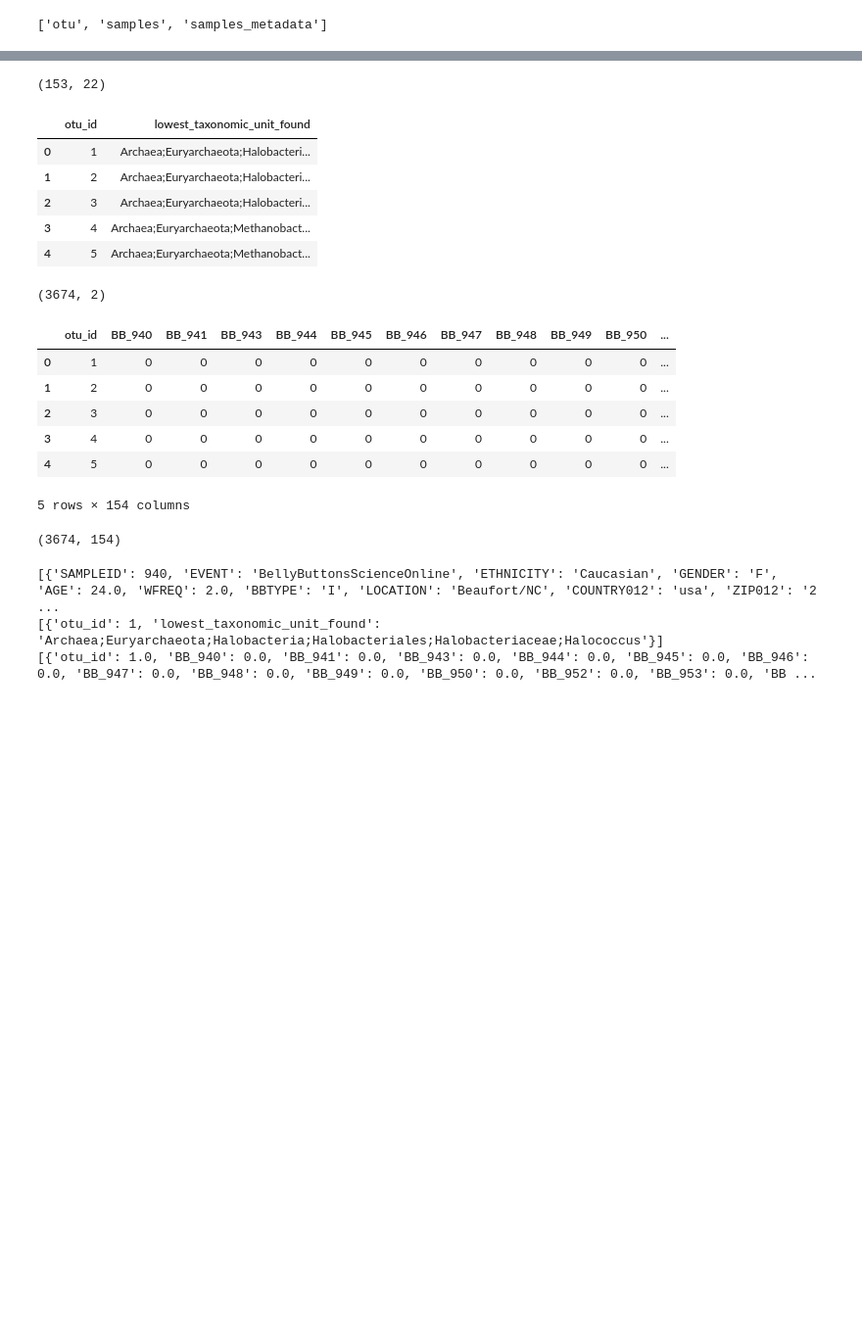
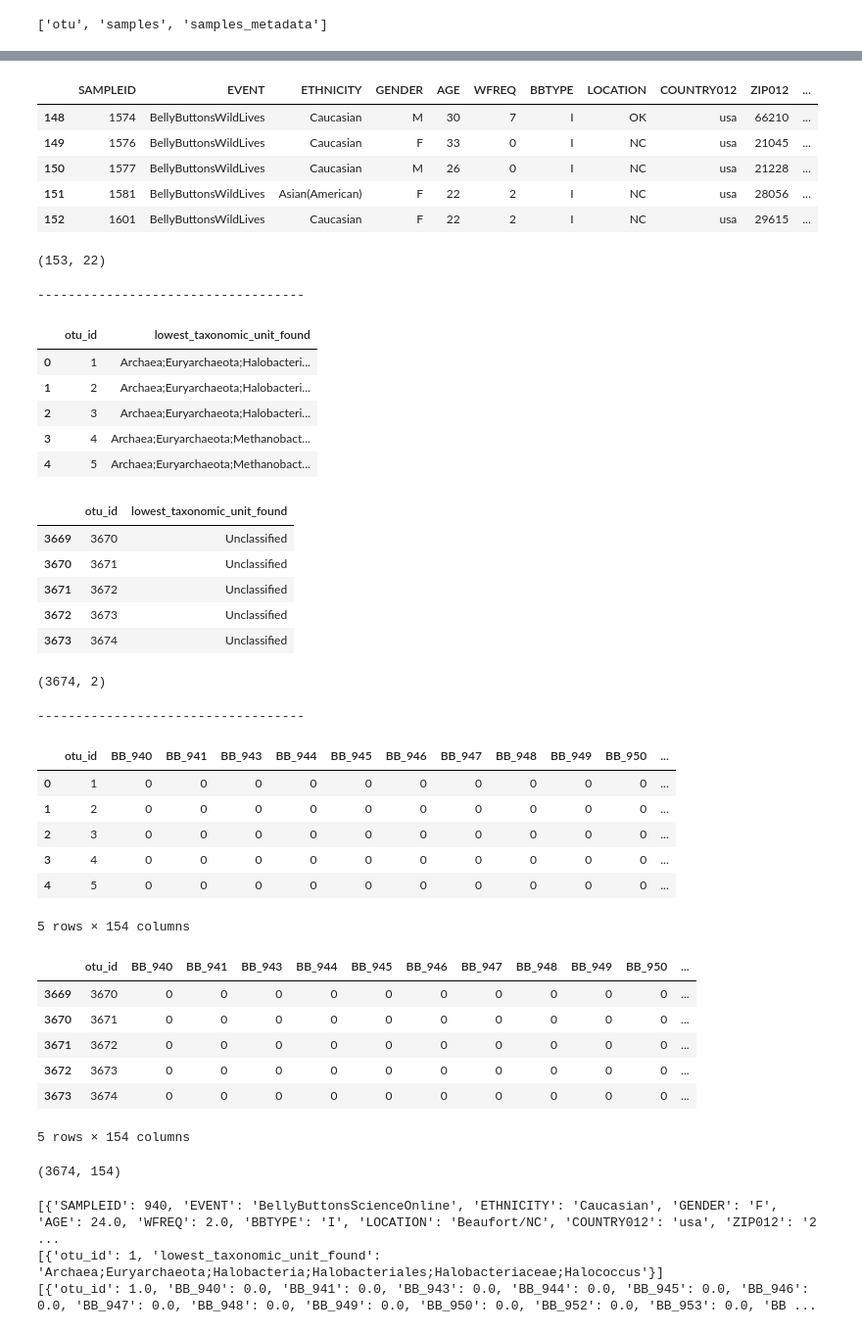
Before and after one commit to ABFdata/Homework, a Jupyter notebook: BellyButtonBio/Generators/bb_andy_generator.ipynb, the cells around one changed output, grey strips where cells are left out. Shown at 98% size. Saved outputs shown, nothing was run; the diff lists cells and outputs as text; code cells hidden in the pictures; blank space fills up the shorter version.

```diff
--- a/BellyButtonBio/Generators/bb_andy_generator.ipynb
+++ b/BellyButtonBio/Generators/bb_andy_generator.ipynb
@@ -265,39 +265,65 @@ samplescsv = 'belly_button_biodiversity_samples.csv'
 # %%
 # read metadatacsv into pandas
 meta_df = pd.read_csv(metadatacsv, dtype=object)
 meta_df.head()
+meta_df.tail()
 meta_df.shape
+print('-----------------------------------')
 
 otu_df = pd.read_csv(otucsv, dtype=object)
 otu_df.head()
+otu_df.tail()
 otu_df.shape
+print('-----------------------------------')
 
 sample_df = pd.read_csv(samplescsv, dtype=object)
 sample_df.head()
+sample_df.tail()
 sample_df.shape
 # %% [output]
 |  | SAMPLEID | EVENT | ETHNICITY | GENDER | AGE | WFREQ | BBTYPE | LOCATION | COUNTRY012 | ZIP012 | ... |
 | 0 | 940 | BellyButtonsScienceOnline | Caucasian | F | 24 | 2 | I | Beaufort/NC | usa | 22306 | ... |
 | 1 | 941 | NaN | Caucasian/Midleastern | F | 34 | 1 | I | Chicago/IL | NaN | NaN | ... |
 | 2 | 943 | BellyButtonsScienceOnline | Caucasian | F | 49 | 1 | I | Omaha/NE | NaN | NaN | ... |
 | 3 | 944 | BellyButtonsScienceOnline | European | M | 44 | 1 | I | NewHaven/CT | usa | 7079 | ... |
 | 4 | 945 | BellyButtonsScienceOnline | Caucasian | F | 48 | 1 | I | Philidelphia/PA | usa | 84404 | ... |
+|  | SAMPLEID | EVENT | ETHNICITY | GENDER | AGE | WFREQ | BBTYPE | LOCATION | COUNTRY012 | ZIP012 | ... |
+| 148 | 1574 | BellyButtonsWildLives | Caucasian | M | 30 | 7 | I | OK | usa | 66210 | ... |
+| 149 | 1576 | BellyButtonsWildLives | Caucasian | F | 33 | 0 | I | NC | usa | 21045 | ... |
+| 150 | 1577 | BellyButtonsWildLives | Caucasian | M | 26 | 0 | I | NC | usa | 21228 | ... |
+| 151 | 1581 | BellyButtonsWildLives | Asian(American) | F | 22 | 2 | I | NC | usa | 28056 | ... |
+| 152 | 1601 | BellyButtonsWildLives | Caucasian | F | 22 | 2 | I | NC | usa | 29615 | ... |
 (153, 22)
-|  | otu_id | lowest_taxonomic_unit_found |
-| 0 | 1 | Archaea;Euryarchaeota;Halobacteri... |
-| 1 | 2 | Archaea;Euryarchaeota;Halobacteri... |
-| 2 | 3 | Archaea;Euryarchaeota;Halobacteri... |
-| 3 | 4 | Archaea;Euryarchaeota;Methanobact... |
-| 4 | 5 | Archaea;Euryarchaeota;Methanobact... |
-(3674, 2)
+-----------------------------------
-|  | otu_id | BB_940 | BB_941 | BB_943 | BB_944 | BB_945 | BB_946 | BB_947 | BB_948 | BB_949 | BB_950 | ... |
-| 0 | 1 | 0 | 0 | 0 | 0 | 0 | 0 | 0 | 0 | 0 | 0 | ... |
-| 1 | 2 | 0 | 0 | 0 | 0 | 0 | 0 | 0 | 0 | 0 | 0 | ... |
-| 2 | 3 | 0 | 0 | 0 | 0 | 0 | 0 | 0 | 0 | 0 | 0 | ... |
-| 3 | 4 | 0 | 0 | 0 | 0 | 0 | 0 | 0 | 0 | 0 | 0 | ... |
-| 4 | 5 | 0 | 0 | 0 | 0 | 0 | 0 | 0 | 0 | 0 | 0 | ... |
+|  | otu_id | lowest_taxonomic_unit_found |
+| 0 | 1 | Archaea;Euryarchaeota;Halobacteri... |
+| 1 | 2 | Archaea;Euryarchaeota;Halobacteri... |
+| 2 | 3 | Archaea;Euryarchaeota;Halobacteri... |
+| 3 | 4 | Archaea;Euryarchaeota;Methanobact... |
+| 4 | 5 | Archaea;Euryarchaeota;Methanobact... |
+|  | otu_id | lowest_taxonomic_unit_found |
+| 3669 | 3670 | Unclassified |
+| 3670 | 3671 | Unclassified |
+| 3671 | 3672 | Unclassified |
+| 3672 | 3673 | Unclassified |
+| 3673 | 3674 | Unclassified |
-5 rows × 154 columns
+(3674, 2)
-(3674, 154)
+-----------------------------------
+|  | otu_id | BB_940 | BB_941 | BB_943 | BB_944 | BB_945 | BB_946 | BB_947 | BB_948 | BB_949 | BB_950 | ... |
+| 0 | 1 | 0 | 0 | 0 | 0 | 0 | 0 | 0 | 0 | 0 | 0 | ... |
+| 1 | 2 | 0 | 0 | 0 | 0 | 0 | 0 | 0 | 0 | 0 | 0 | ... |
+| 2 | 3 | 0 | 0 | 0 | 0 | 0 | 0 | 0 | 0 | 0 | 0 | ... |
+| 3 | 4 | 0 | 0 | 0 | 0 | 0 | 0 | 0 | 0 | 0 | 0 | ... |
+| 4 | 5 | 0 | 0 | 0 | 0 | 0 | 0 | 0 | 0 | 0 | 0 | ... |
+5 rows × 154 columns
+|  | otu_id | BB_940 | BB_941 | BB_943 | BB_944 | BB_945 | BB_946 | BB_947 | BB_948 | BB_949 | BB_950 | ... |
+| 3669 | 3670 | 0 | 0 | 0 | 0 | 0 | 0 | 0 | 0 | 0 | 0 | ... |
+| 3670 | 3671 | 0 | 0 | 0 | 0 | 0 | 0 | 0 | 0 | 0 | 0 | ... |
+| 3671 | 3672 | 0 | 0 | 0 | 0 | 0 | 0 | 0 | 0 | 0 | 0 | ... |
+| 3672 | 3673 | 0 | 0 | 0 | 0 | 0 | 0 | 0 | 0 | 0 | 0 | ... |
+| 3673 | 3674 | 0 | 0 | 0 | 0 | 0 | 0 | 0 | 0 | 0 | 0 | ... |
+5 rows × 154 columns
+(3674, 154)
 # %%
 # write function to populate table
 def populate_table(engine, table, csvfile):
```
Also changed, not shown: 2 other files.
